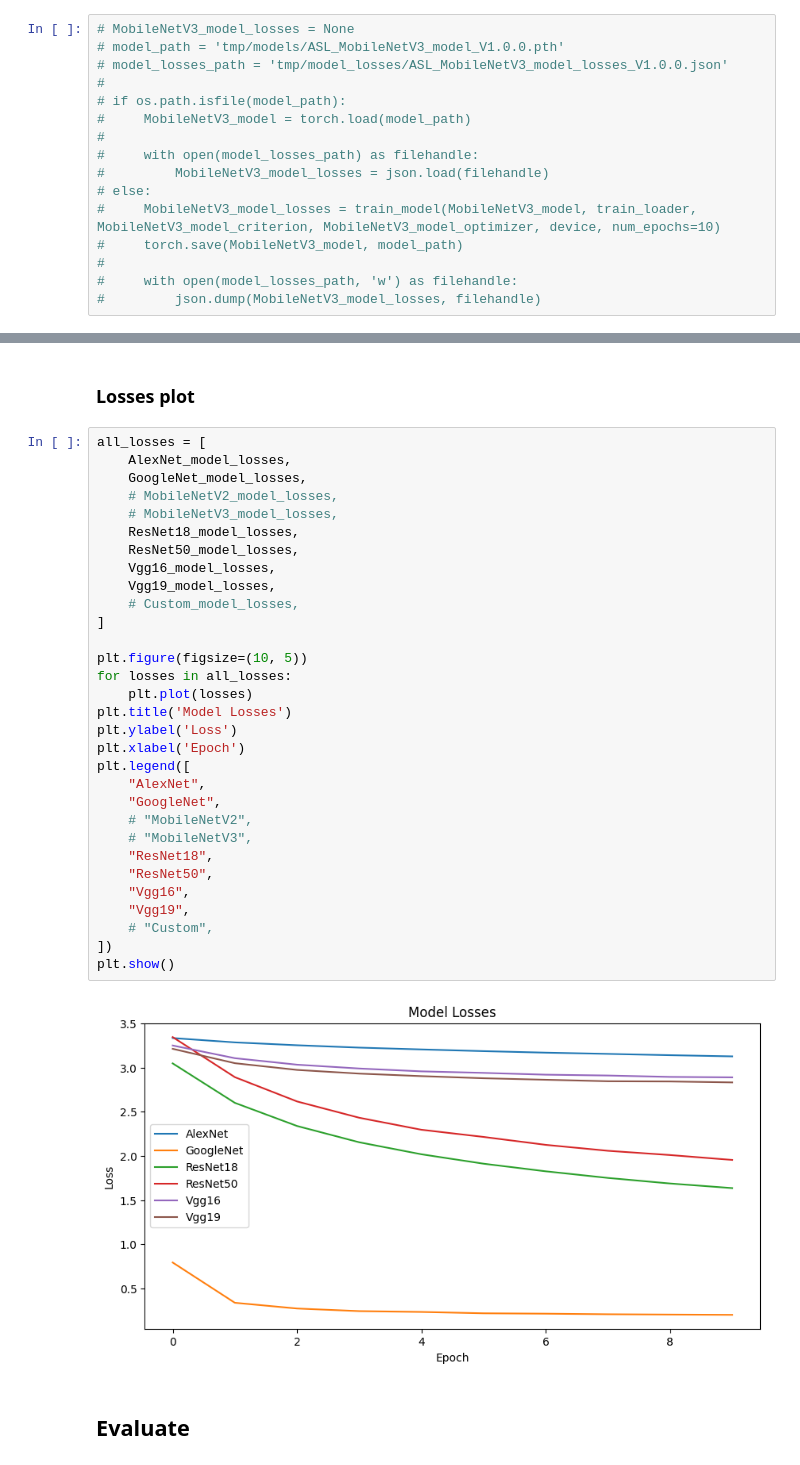
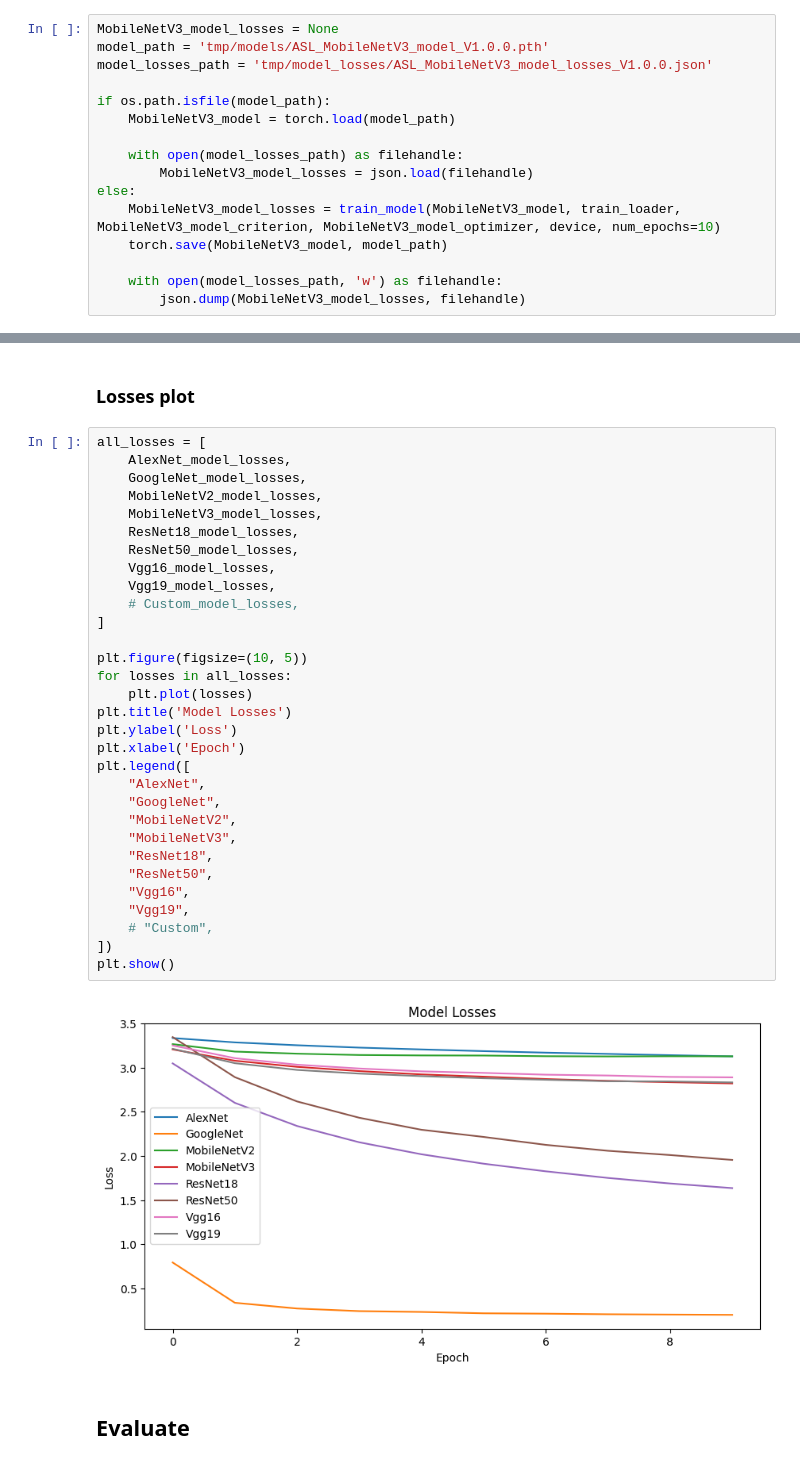
Before and after one commit to rbrauner/uekat-master-degree-studies-thesis, a Jupyter notebook: model/thesis.ipynb, the cells around one changed output, grey strips where cells are left out. Cells and saved outputs as stored; diff of their text form.

Commit message:
feat(#2): add mobilenet models

```diff
--- a/model/thesis.ipynb
+++ b/model/thesis.ipynb
@@ -553,18 +607,18 @@ GoogleNet_model_losses
 # %% [markdown]
 ### MobileNet V3
 # %%
-# MobileNetV3_model_losses = None
-# model_path = 'tmp/models/ASL_MobileNetV3_model_V1.0.0.pth'
-# model_losses_path = 'tmp/model_losses/ASL_MobileNetV3_model_losses_V1.0.0.json'
-#
-# if os.path.isfile(model_path):
-#     MobileNetV3_model = torch.load(model_path)
-#
-#     with open(model_losses_path) as filehandle:
-#         MobileNetV3_model_losses = json.load(filehandle)
-# else:
-#     MobileNetV3_model_losses = train_model(MobileNetV3_model, train_loader, MobileNetV3_model_criterion, MobileNetV3_model_optimizer, device, num_epochs=10)
-#     torch.save(MobileNetV3_model, model_path)
-#
-#     with open(model_losses_path, 'w') as filehandle:
-#         json.dump(MobileNetV3_model_losses, filehandle)
+MobileNetV3_model_losses = None
+model_path = 'tmp/models/ASL_MobileNetV3_model_V1.0.0.pth'
+model_losses_path = 'tmp/model_losses/ASL_MobileNetV3_model_losses_V1.0.0.json'
+
+if os.path.isfile(model_path):
+    MobileNetV3_model = torch.load(model_path)
+
+    with open(model_losses_path) as filehandle:
+        MobileNetV3_model_losses = json.load(filehandle)
+else:
+    MobileNetV3_model_losses = train_model(MobileNetV3_model, train_loader, MobileNetV3_model_criterion, MobileNetV3_model_optimizer, device, num_epochs=10)
+    torch.save(MobileNetV3_model, model_path)
+
+    with open(model_losses_path, 'w') as filehandle:
+        json.dump(MobileNetV3_model_losses, filehandle)
@@ -741,36 +795,36 @@ Vgg19_model_losses
 # %%
 all_losses = [
     AlexNet_model_losses,
     GoogleNet_model_losses,
-    # MobileNetV2_model_losses,
-    # MobileNetV3_model_losses,
+    MobileNetV2_model_losses,
+    MobileNetV3_model_losses,
     ResNet18_model_losses,
     ResNet50_model_losses,
     Vgg16_model_losses,
     Vgg19_model_losses,
     # Custom_model_losses,
 ]
 
 plt.figure(figsize=(10, 5))
 for losses in all_losses:
     plt.plot(losses)
 plt.title('Model Losses')
 plt.ylabel('Loss')
 plt.xlabel('Epoch')
 plt.legend([
     "AlexNet",
     "GoogleNet",
-    # "MobileNetV2",
-    # "MobileNetV3",
+    "MobileNetV2",
+    "MobileNetV3",
     "ResNet18",
     "ResNet50",
     "Vgg16",
     "Vgg19",
     # "Custom",
 ])
 plt.show()
 # %% [output]
-[figure, old version]
+[figure, new version]
 # %% [markdown]
 ## Evaluate
 # %%
```
Also changed, not shown: parts of 26 cells of this notebook.
